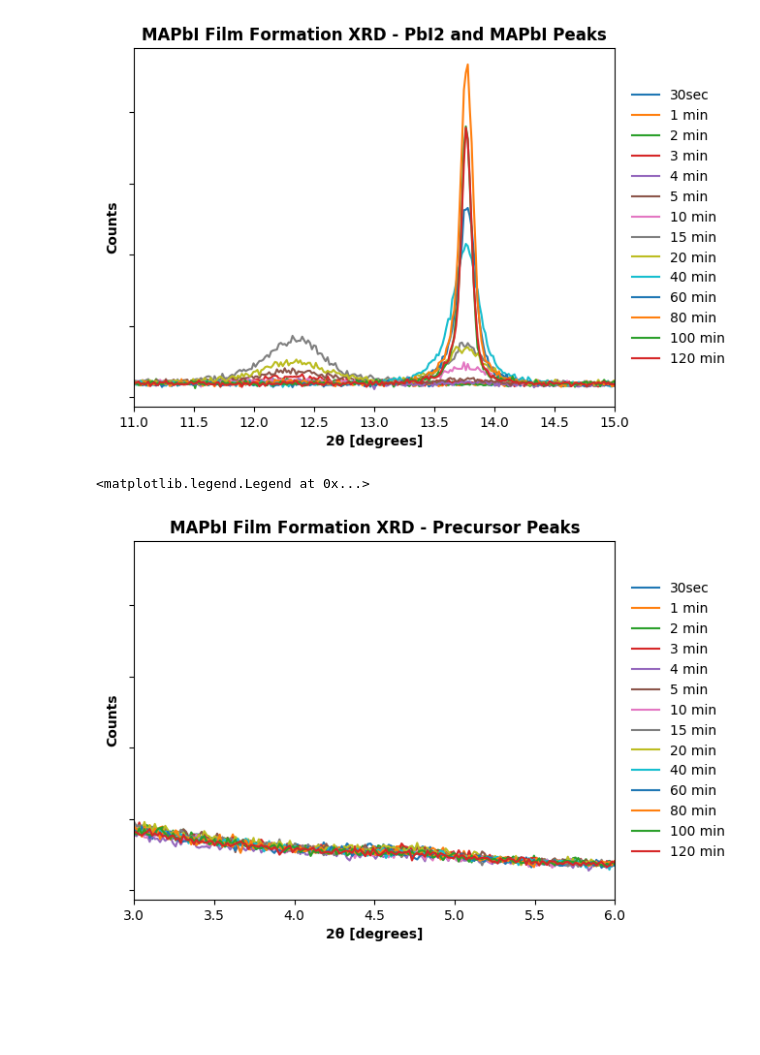
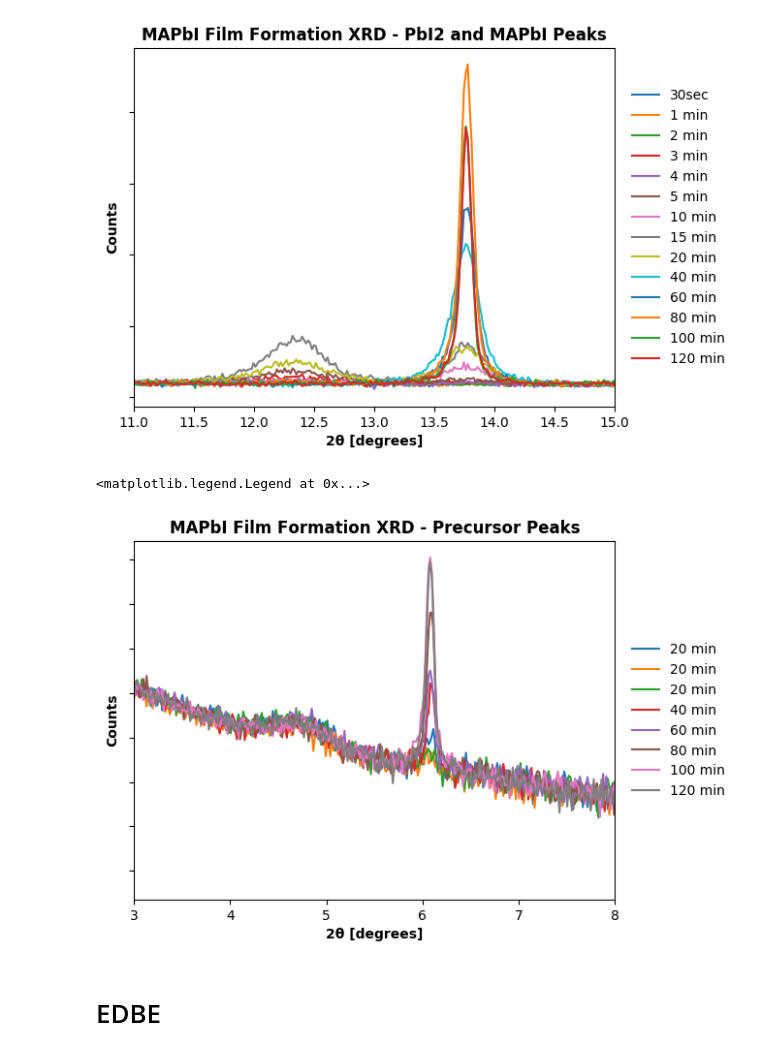
Before and after one commit to tomasbar/sciencetools_py, a Jupyter notebook: main.ipynb, the cells around one changed output. Saved outputs shown, nothing was run; the diff lists cells and outputs as text; code cells hidden in the pictures; blank space fills up the shorter version.

```diff
--- a/main.ipynb
+++ b/main.ipynb
@@ -172,34 +173,41 @@ fig2.savefig("plots/190912/all_zoom_11_15.png", dpi=200, format='png', bbox_inch
 # %%
 fig3 = plt.figure(3)
 fig3_ax = plt.gca()
 
 offset = 0
-
+master_cypher = (
+    "20min",
+    "40min",
+    "60min",
+    "80min",
+    "100min",
+    "120min",
+)
 
 for sample_ID in master_cypher:
     for run_ID in samples_dir.keys():
         if sample_ID in XRD_data[run_ID].keys():
-            samplemax = max(XRD_data[run_ID][sample_ID]["counts"])
+            samplemax = max(np.log10(XRD_data[run_ID][sample_ID]["counts"]))
 
             plt.figure(3)
-            plt.plot(XRD_data[run_ID][sample_ID]["2theta"], XRD_data[run_ID][sample_ID]["counts"] + offset,
+            plt.plot(XRD_data[run_ID][sample_ID]["2theta"], np.log10(XRD_data[run_ID][sample_ID]["counts"]) + offset,
                      label=sample_ID.replace("min", " min"))
 
 #           offset += max(np.log10(XRD_data[run_ID][sample_ID]["counts"]))
-#           offset += samplemax
+#             offset += samplemax
 
 
 plt.style.use('default')
 
 plt.xlabel("2θ [degrees]", weight="semibold")
 plt.ylabel("Counts", weight="semibold")
-plt.xlim(3, 6)
+plt.xlim(3, 8)
 
 fig3_ax.set_yticklabels([])
 
 plt.title("MAPbI Film Formation XRD - Precursor Peaks",weight="semibold")
 plt.legend(loc='center left', bbox_to_anchor=(1.01, 0,.22,1),mode='expand', frameon=False)
 # %% [output]
 <matplotlib.legend.Legend at 0x...>
-[figure, old version]
+[figure, new version]
 # %%
@@ -206,0 +215,2 @@ fig3.savefig("plots/190912/all_zoom_3_6.png", dpi=200, format='png', bbox_inches
+# %% [markdown]
+# EDBE
```
Also changed, not shown: parts of 8 cells of this notebook, 4 other files.
